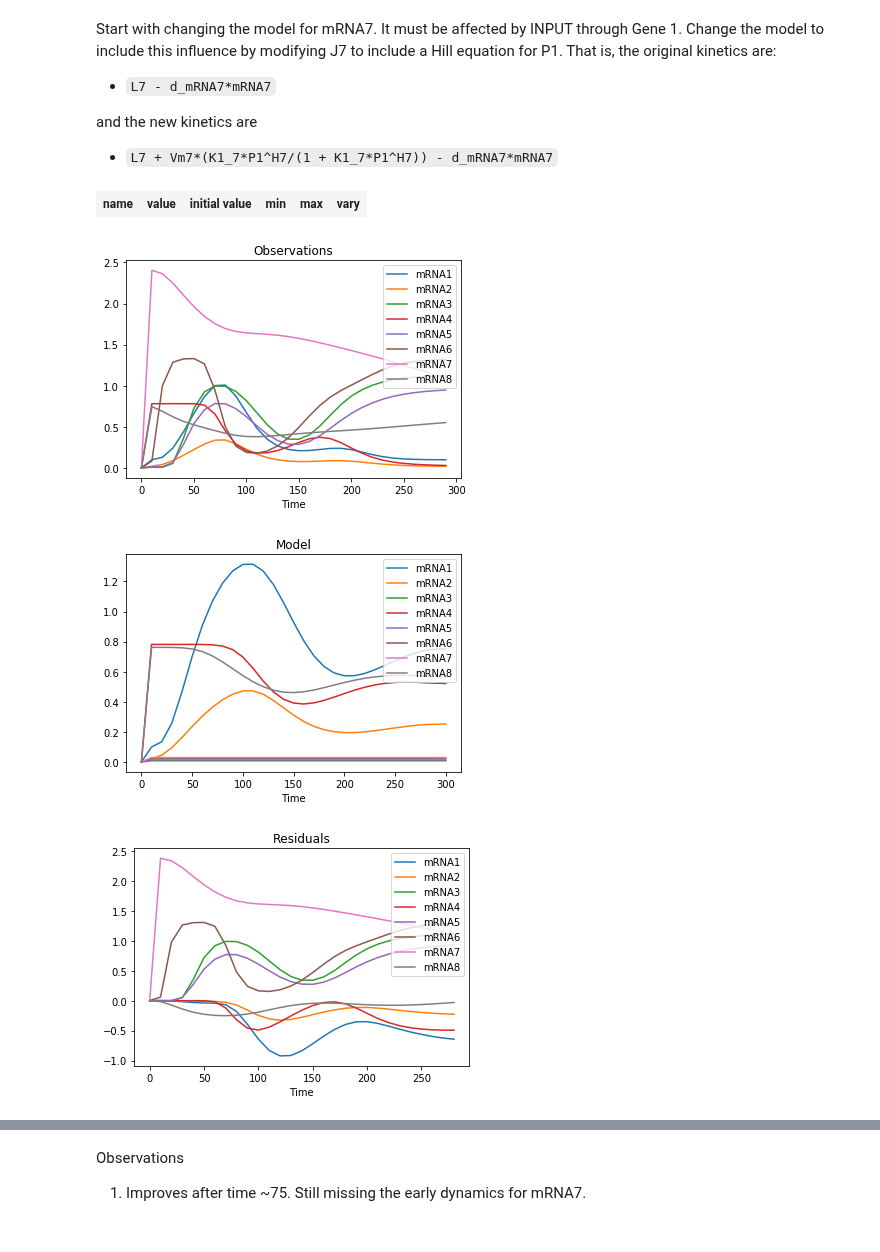
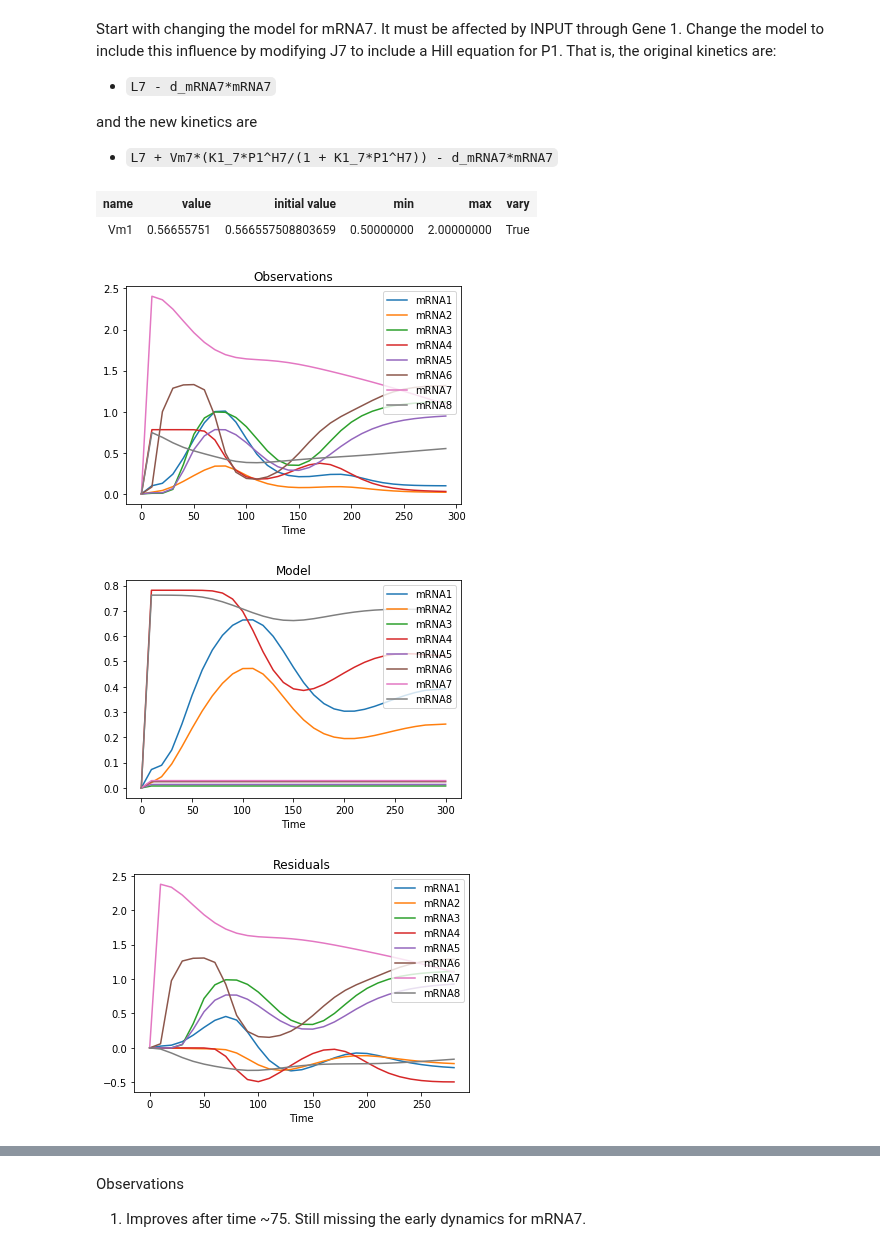
Before and after one commit to ModelEngineering/advancing-biomedical-models, a Jupyter notebook: lectures/lecture_16/lecture_16_practical_techniques_for_discovering_models.ipynb, the cells around one changed output, grey strips where cells are left out. Cells and saved outputs as stored; diff of their text form; code cells hidden in the pictures.

```diff
--- a/lectures/lecture_16/lecture_16_practical_techniques_for_discovering_models.ipynb
+++ b/lectures/lecture_16/lecture_16_practical_techniques_for_discovering_models.ipynb
@@ -49,6 +49,7 @@ model_2 = '''
  // Constants to estimate
  Vm7 = 0;
  K1_7 = 0;
+ K2_7 = 0;
  H7 = 0;
  K8_7 = 0;
  K7_8 = 0;
@@ -423,18 +424,19 @@ def runExperiment(model, constants, sim_time=1200, species=None):
         df_obs = pd.DataFrame(df_obs[species])  # Focus on the one we're trying to fix
     list_parameters, rsqs = mf.crossValidate(df_obs, model=model, parameters=parameters,
                                              num_points=num_points,
-                                             method='differential_evolution',
+                                             method=mf.ME_BOTH,
                                              sim_time=sim_time,
                                              num_folds=3)
     parameters = mf.makeAverageParameters(list_parameters)
     plotSimulation(model, parameters, sim_time=sim_time)
     return parameters
 # %%
-constants = []
+constants = ["Vm1"]
 runExperiment(model, constants, sim_time=300)
 # %% [output]
 | name | value | initial value | min | max | vary |
+| Vm1 | 0.56655751 | 0.566557508803659 | 0.50000000 | 2.00000000 | True |
 [figure]
-[figure, old version]
+[figure, new version]
-[figure, old version]
+[figure, new version]
 # %%
```
Also changed, not shown: parts of 3 cells of this notebook, 1 other file.
